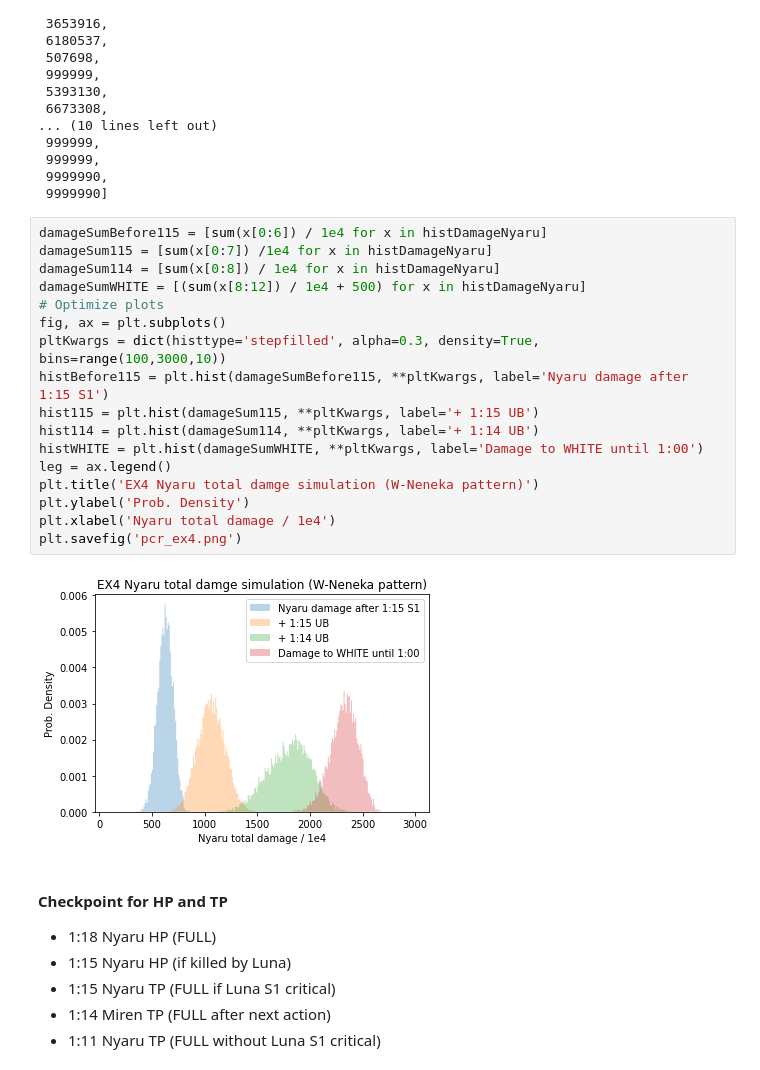
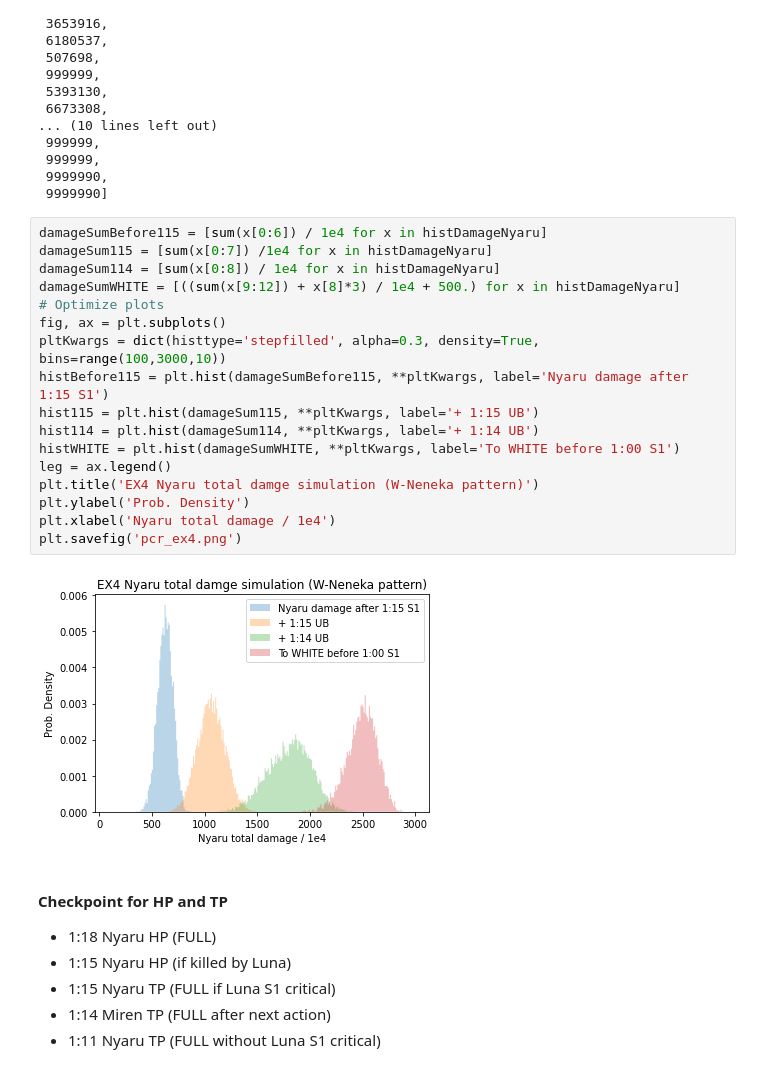
Before and after one commit to yatowoo/Priconne, a Jupyter notebook: pcr.ipynb, the cells around one changed output. Cells and saved outputs as stored; diff of their text form.

```diff
--- a/pcr.ipynb
+++ b/pcr.ipynb
@@ -1627,22 +1627,22 @@ histDamageNyaru[0]
 # %%
 damageSumBefore115 = [sum(x[0:6]) / 1e4 for x in histDamageNyaru]
 damageSum115 = [sum(x[0:7]) /1e4 for x in histDamageNyaru]
 damageSum114 = [sum(x[0:8]) / 1e4 for x in histDamageNyaru]
-damageSumWHITE = [(sum(x[8:12]) / 1e4 + 500) for x in histDamageNyaru]
+damageSumWHITE = [((sum(x[9:12]) + x[8]*3) / 1e4 + 500.) for x in histDamageNyaru]
 # Optimize plots
 fig, ax = plt.subplots()
 pltKwargs = dict(histtype='stepfilled', alpha=0.3, density=True, bins=range(100,3000,10))
 histBefore115 = plt.hist(damageSumBefore115, **pltKwargs, label='Nyaru damage after 1:15 S1')
 hist115 = plt.hist(damageSum115, **pltKwargs, label='+ 1:15 UB')
 hist114 = plt.hist(damageSum114, **pltKwargs, label='+ 1:14 UB')
-histWHITE = plt.hist(damageSumWHITE, **pltKwargs, label='Damage to WHITE until 1:00')
+histWHITE = plt.hist(damageSumWHITE, **pltKwargs, label='To WHITE before 1:00 S1')
 leg = ax.legend()
 plt.title('EX4 Nyaru total damge simulation (W-Neneka pattern)')
 plt.ylabel('Prob. Density')
 plt.xlabel('Nyaru total damage / 1e4')
 plt.savefig('pcr_ex4.png')
 # %% [output]
-[figure, old version]
+[figure, new version]
 # %% [markdown]
 #### Checkpoint for HP and TP
 
```
Also changed, not shown: parts of 2 cells of this notebook.
